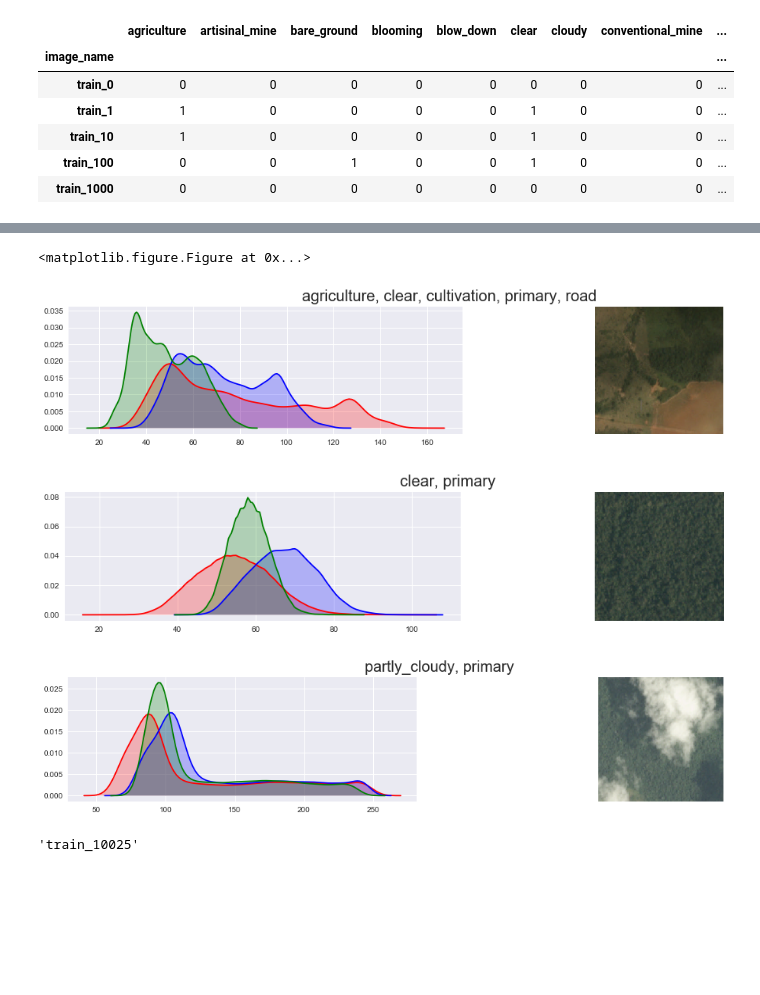
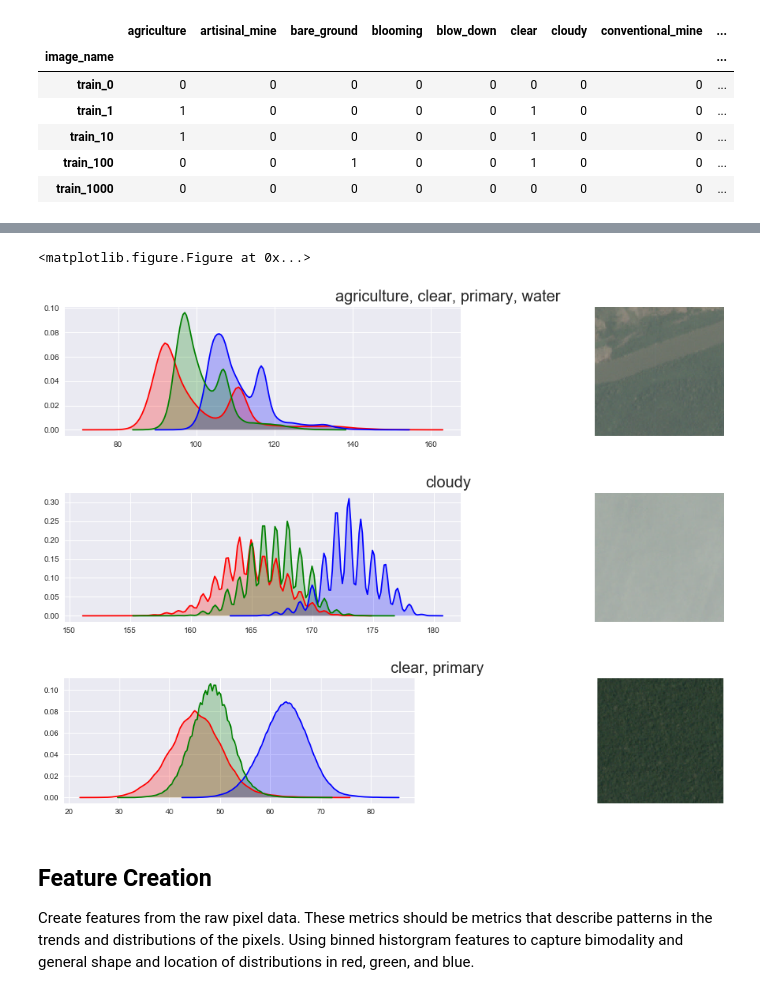
Before and after one commit to alineberry/kaggle_UnderstandingAmazonFromSpace, a Jupyter notebook: develop/claire-lab-notebook.ipynb, the cells around one changed output, grey strips where cells are left out. Saved outputs shown, nothing was run; the diff lists cells and outputs as text; code cells hidden in the pictures; blank space fills up the shorter version.

```diff
--- a/develop/claire-lab-notebook.ipynb
+++ b/develop/claire-lab-notebook.ipynb
@@ -21,5 +21,5 @@ del cwd, path
 # %%
 import KaggleAmazonMain as kam
 # %%
-X_train, y_train, im_names, tagged_df = kam.load_training_data()
+X_train, y_train, names_train, tagged_df = kam.load_training_data()
 # %% [output]
@@ -108,19 +108,16 @@ pics = ['train_10039', 'train_10059', 'train_10034']
 # %%
 plt.subplots_adjust(wspace=0, hspace=0)
 for i in range(0,3):
     sample = np.random.randint(low=0, high=X_train.shape[0]-1, size = 1)
     ind = names_train[sample[0]]
-    tags = get_labels(ind)
-    plot_rgb_dist(X_train[sample[0],:,:,:],tags)
+    tags = kam.get_labels(ind, tagged_df)
+    kam.plot_rgb_dist(X_train[sample[0],:,:,:],tags)
 # %% [output]
 <matplotlib.figure.Figure at 0x...>
-[figure, old version]
+[figure, new version]
-[figure, old version]
+[figure, new version]
-[figure, old version]
+[figure, new version]
-# %%
-sample = np.random.randint(low=0, high=X_train.shape[0]-1, size = 1)
-sample[0]
-ind = names_train[sample[0]]
-ind
-# %% [output]
-'train_10025'
+# %% [markdown]
+## Feature Creation
+Create features from the raw pixel data. These metrics should be metrics that describe patterns in the trends and distributions of the pixels.
+Using binned historgram features to capture bimodality and general shape and location of distributions in red, green, and blue.
```
Also changed, not shown: parts of 11 cells of this notebook, 2 other files.
